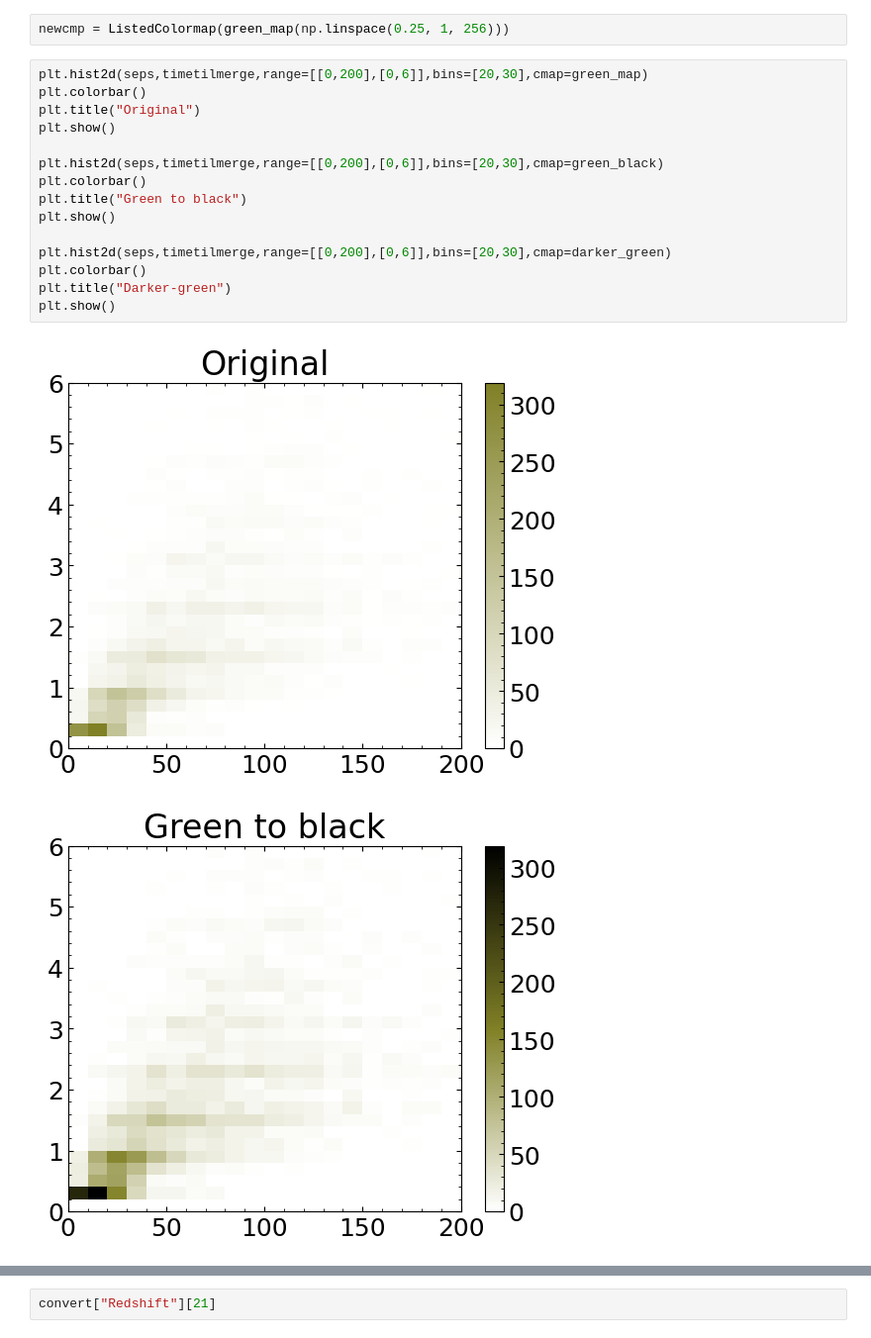
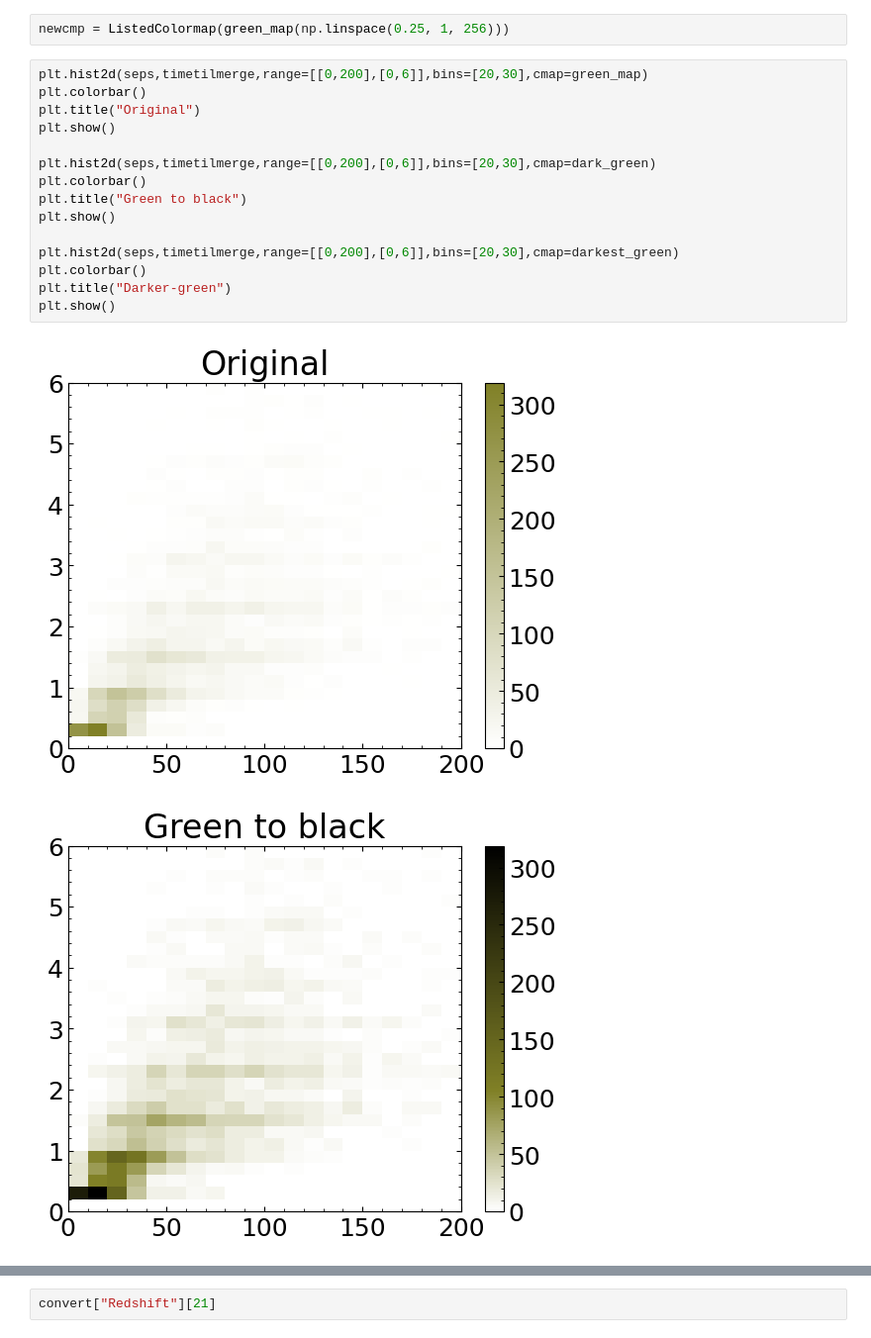
Before and after one commit to katiechambe/orbs, a Jupyter notebook: notebooks/bet-on-it/3_timetilmerger.ipynb, the cells around one changed output, grey strips where cells are left out. Shown at 99% size. Cells and saved outputs as stored; diff of their text form.

Commit message:
new plots for meeting with paul and updates to notebook for plotting panels of time until merger

```diff
--- a/notebooks/bet-on-it/3_timetilmerger.ipynb
+++ b/notebooks/bet-on-it/3_timetilmerger.ipynb
@@ -275,21 +275,21 @@ newcmp = ListedColormap(green_map(np.linspace(0.25, 1, 256)))
 # %%
 plt.hist2d(seps,timetilmerge,range=[[0,200],[0,6]],bins=[20,30],cmap=green_map)
 plt.colorbar()
 plt.title("Original")
 plt.show()
 
-plt.hist2d(seps,timetilmerge,range=[[0,200],[0,6]],bins=[20,30],cmap=green_black)
+plt.hist2d(seps,timetilmerge,range=[[0,200],[0,6]],bins=[20,30],cmap=dark_green)
 plt.colorbar()
 plt.title("Green to black")
 plt.show()
 
-plt.hist2d(seps,timetilmerge,range=[[0,200],[0,6]],bins=[20,30],cmap=darker_green)
+plt.hist2d(seps,timetilmerge,range=[[0,200],[0,6]],bins=[20,30],cmap=darkest_green)
 plt.colorbar()
 plt.title("Darker-green")
 plt.show()
 # %% [output]
 [figure]
-[figure, old version]
+[figure, new version]
 [figure]
 # %%
 nonzero = low_all['Separations'][:,40]!=0
```
Also changed, not shown: parts of 18 cells of this notebook, 11 other files.
